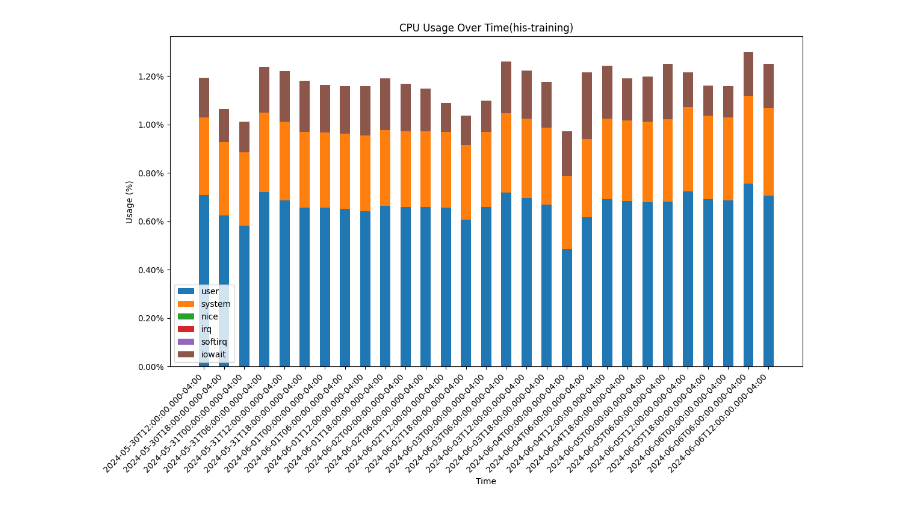
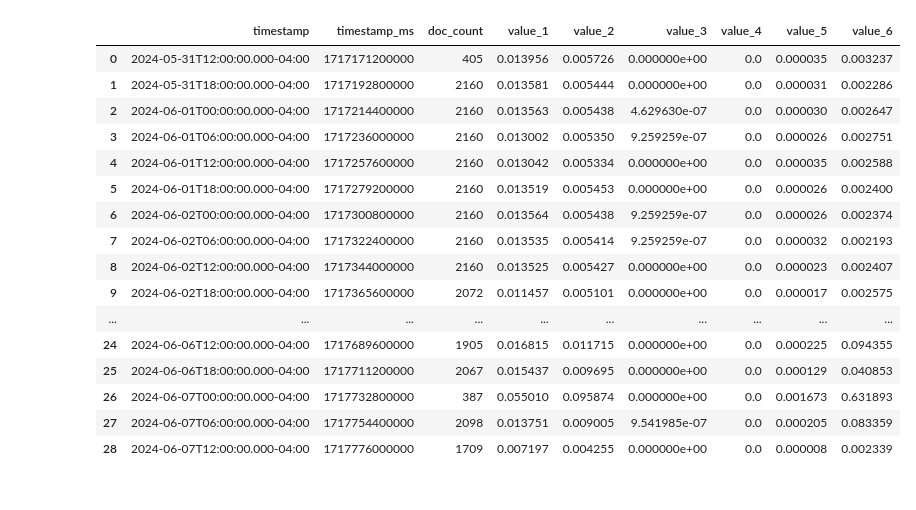
Before and after one commit to aston668334/HIS-ELK-weekly-report, a Jupyter notebook: elasticsearch-api_test.ipynb, the cells around one changed output. Saved outputs shown, nothing was run; the diff lists cells and outputs as text; code cells hidden in the pictures.

Commit message:
update apm and docker memory

```diff
--- a/elasticsearch-api_test.ipynb
+++ b/elasticsearch-api_test.ipynb
@@ -3,7 +8,28 @@ from datavisualization import Docker, Postgres
 # %%
-docker_cpu = Docker.DockerCPU('his-training')
-docker_cpu.prepare_plot()
-docker_cpu.show_plot()
-docker_cpu.save_plot()
+# docker_cpu = Docker.DockerCPU('his-training')
+# docker_cpu.prepare_plot()
+# docker_cpu.show_plot()
+# docker_cpu.save_plot()
-# %% [output]
-[figure, removed]
+# %%
+apm_cpu = APM.JVMCPU('histesting')
+apm_cpu.prepare_plot()
+# apm_cpu.show_plot()
+# apm_cpu.save_plot()
+# %% [output]
+|  | timestamp | timestamp_ms | doc_count | value_1 | value_2 | value_3 | value_4 | value_5 | value_6 |
+| 0 | 2024-05-31T12:00:00.000-04:00 | 1717171200000 | 405 | 0.013956 | 0.005726 | 0.000000e+00 | 0.0 | 0.000035 | 0.003237 |
+| 1 | 2024-05-31T18:00:00.000-04:00 | 1717192800000 | 2160 | 0.013581 | 0.005444 | 0.000000e+00 | 0.0 | 0.000031 | 0.002286 |
+| 2 | 2024-06-01T00:00:00.000-04:00 | 1717214400000 | 2160 | 0.013563 | 0.005438 | 4.629630e-07 | 0.0 | 0.000030 | 0.002647 |
+| 3 | 2024-06-01T06:00:00.000-04:00 | 1717236000000 | 2160 | 0.013002 | 0.005350 | 9.259259e-07 | 0.0 | 0.000026 | 0.002751 |
+| 4 | 2024-06-01T12:00:00.000-04:00 | 1717257600000 | 2160 | 0.013042 | 0.005334 | 0.000000e+00 | 0.0 | 0.000035 | 0.002588 |
+| 5 | 2024-06-01T18:00:00.000-04:00 | 1717279200000 | 2160 | 0.013519 | 0.005453 | 0.000000e+00 | 0.0 | 0.000026 | 0.002400 |
+| 6 | 2024-06-02T00:00:00.000-04:00 | 1717300800000 | 2160 | 0.013564 | 0.005438 | 9.259259e-07 | 0.0 | 0.000026 | 0.002374 |
+| 7 | 2024-06-02T06:00:00.000-04:00 | 1717322400000 | 2160 | 0.013535 | 0.005414 | 9.259259e-07 | 0.0 | 0.000032 | 0.002193 |
+| 8 | 2024-06-02T12:00:00.000-04:00 | 1717344000000 | 2160 | 0.013525 | 0.005427 | 0.000000e+00 | 0.0 | 0.000023 | 0.002407 |
+| 9 | 2024-06-02T18:00:00.000-04:00 | 1717365600000 | 2072 | 0.011457 | 0.005101 | 0.000000e+00 | 0.0 | 0.000017 | 0.002575 |
+| ... | ... | ... | ... | ... | ... | ... | ... | ... | ... |
+| 24 | 2024-06-06T12:00:00.000-04:00 | 1717689600000 | 1905 | 0.016815 | 0.011715 | 0.000000e+00 | 0.0 | 0.000225 | 0.094355 |
+| 25 | 2024-06-06T18:00:00.000-04:00 | 1717711200000 | 2067 | 0.015437 | 0.009695 | 0.000000e+00 | 0.0 | 0.000129 | 0.040853 |
+| 26 | 2024-06-07T00:00:00.000-04:00 | 1717732800000 | 387 | 0.055010 | 0.095874 | 0.000000e+00 | 0.0 | 0.001673 | 0.631893 |
+| 27 | 2024-06-07T06:00:00.000-04:00 | 1717754400000 | 2098 | 0.013751 | 0.009005 | 9.541985e-07 | 0.0 | 0.000205 | 0.083359 |
+| 28 | 2024-06-07T12:00:00.000-04:00 | 1717776000000 | 1709 | 0.007197 | 0.004255 | 0.000000e+00 | 0.0 | 0.000008 | 0.002339 |
```
Also changed, not shown: parts of 4 cells of this notebook, 15 other files.
